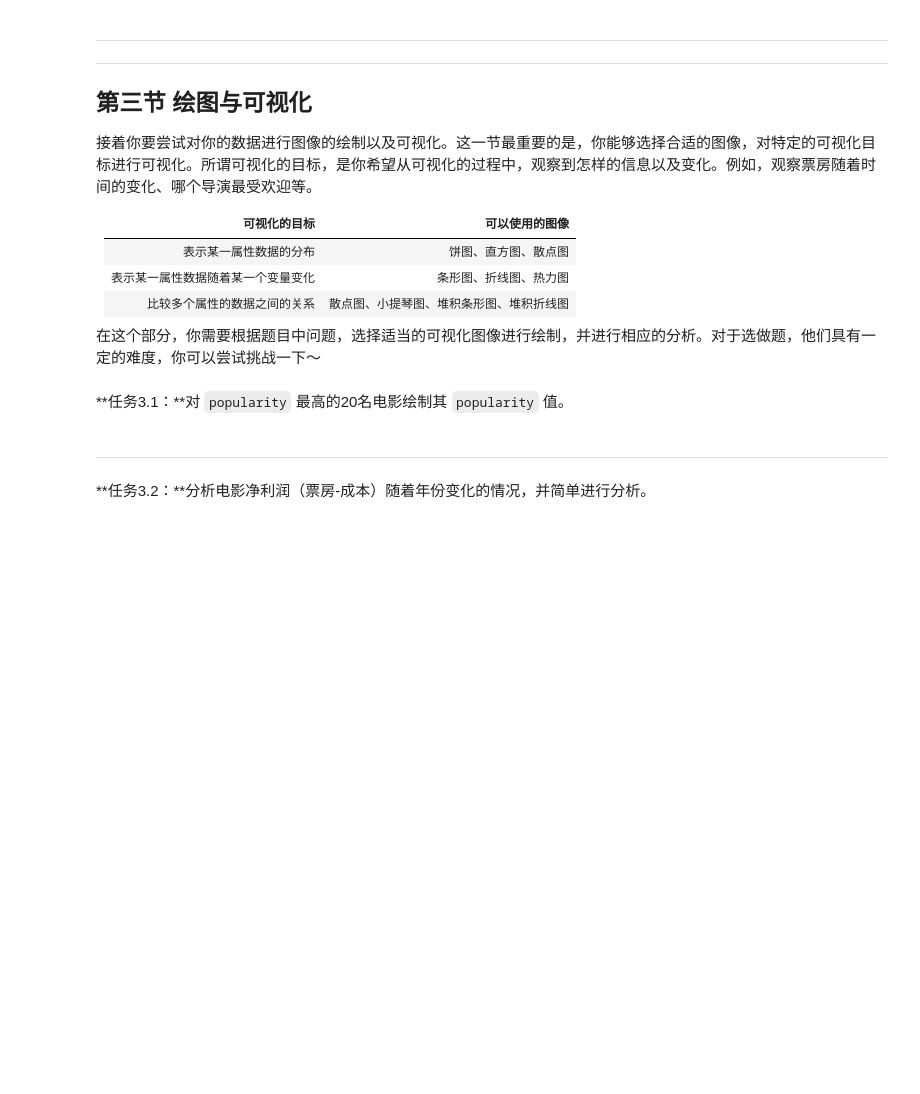
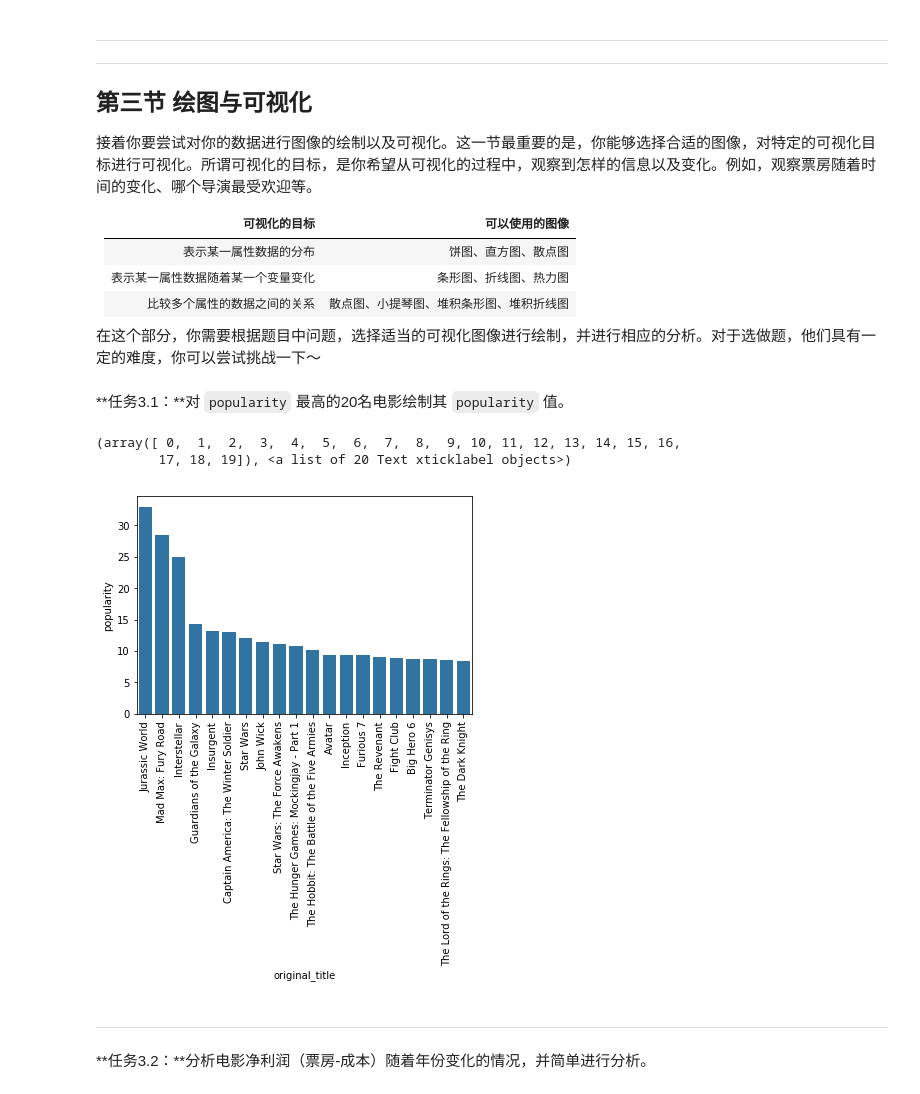
Before and after one commit to LYleonard/DataAnalysis, a Jupyter notebook: Statistics/ExploringDataSet/Explore_Movie_Dataset/Explore Movie Dataset_tmdb.ipynb, the cells around one changed output. Drawn from its saved outputs; the diff is of its cells as text; code cells hidden in the pictures; blank space fills up the shorter version.

Commit message:
Explore Movie Dataset task3-1

```diff
--- a/Statistics/ExploringDataSet/Explore_Movie_Dataset/Explore Movie Dataset_tmdb.ipynb
+++ b/Statistics/ExploringDataSet/Explore_Movie_Dataset/Explore Movie Dataset_tmdb.ipynb
@@ -344,6 +344,14 @@ Name: popularity, Length: 3190, dtype: float64
 在这个部分，你需要根据题目中问题，选择适当的可视化图像进行绘制，并进行相应的分析。对于选做题，他们具有一定的难度，你可以尝试挑战一下～
 # %% [markdown]
 **任务3.1：**对 `popularity` 最高的20名电影绘制其 `popularity` 值。
+# %%
+popularity_top20 = movie_data.sort_values(by=['popularity'], ascending=False).head(20)
+sb.barplot(data=popularity_top20, x='original_title', y='popularity', color=sb.color_palette()[0])
+plt.xticks(rotation=90)
+# %% [output]
+(array([ 0,  1,  2,  3,  4,  5,  6,  7,  8,  9, 10, 11, 12, 13, 14, 15, 16,
+        17, 18, 19]), <a list of 20 Text xticklabel objects>)
+[figure, added]
 # %% [markdown]
 ---
 **任务3.2：**分析电影净利润（票房-成本）随着年份变化的情况，并简单进行分析。
```
Also changed, not shown: parts of 3 cells of this notebook, 1 other file.
